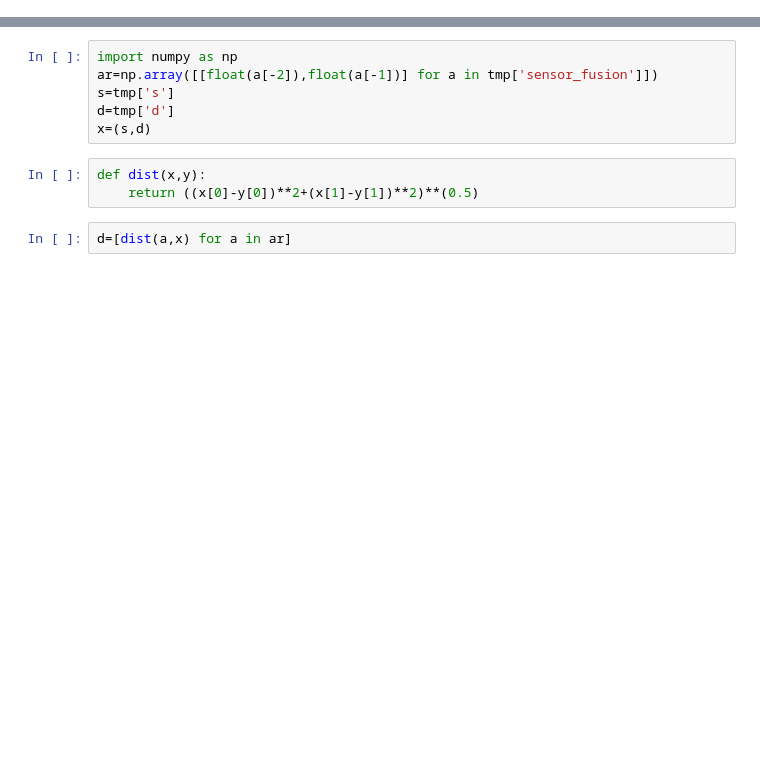
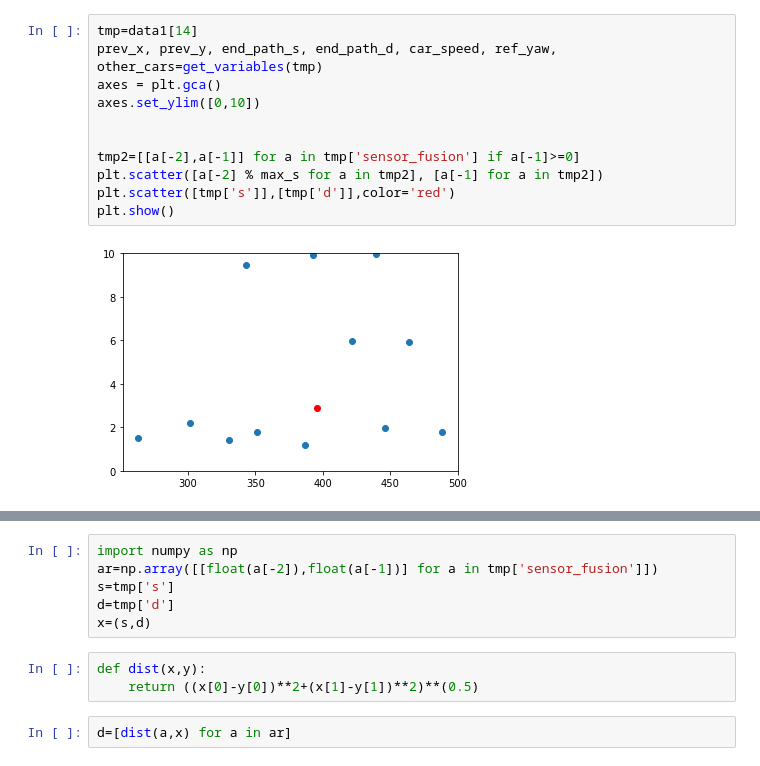
Before and after one commit to tarasovp/udacity-term3, a Jupyter notebook: CarND-Path-Planning-Project/py/Untitled.ipynb, the cells around one changed output, grey strips where cells are left out. Cells and saved outputs as stored; diff of their text form; blank space fills up the shorter version.

```diff
--- a/CarND-Path-Planning-Project/py/Untitled.ipynb
+++ b/CarND-Path-Planning-Project/py/Untitled.ipynb
@@ -17,0 +81,13 @@ plt.show()
+# %%
+tmp=data1[14]
+prev_x, prev_y, end_path_s, end_path_d, car_speed, ref_yaw, other_cars=get_variables(tmp)
+axes = plt.gca()
+axes.set_ylim([0,10])
+
+
+tmp2=[[a[-2],a[-1]] for a in tmp['sensor_fusion'] if a[-1]>=0]
+plt.scatter([a[-2] % max_s for a in tmp2], [a[-1] for a in tmp2])
+plt.scatter([tmp['s']],[tmp['d']],color='red')
+plt.show()
+# %% [output]
+[figure, added]
```
Also changed, not shown: parts of 9 cells of this notebook, 3 other files.
